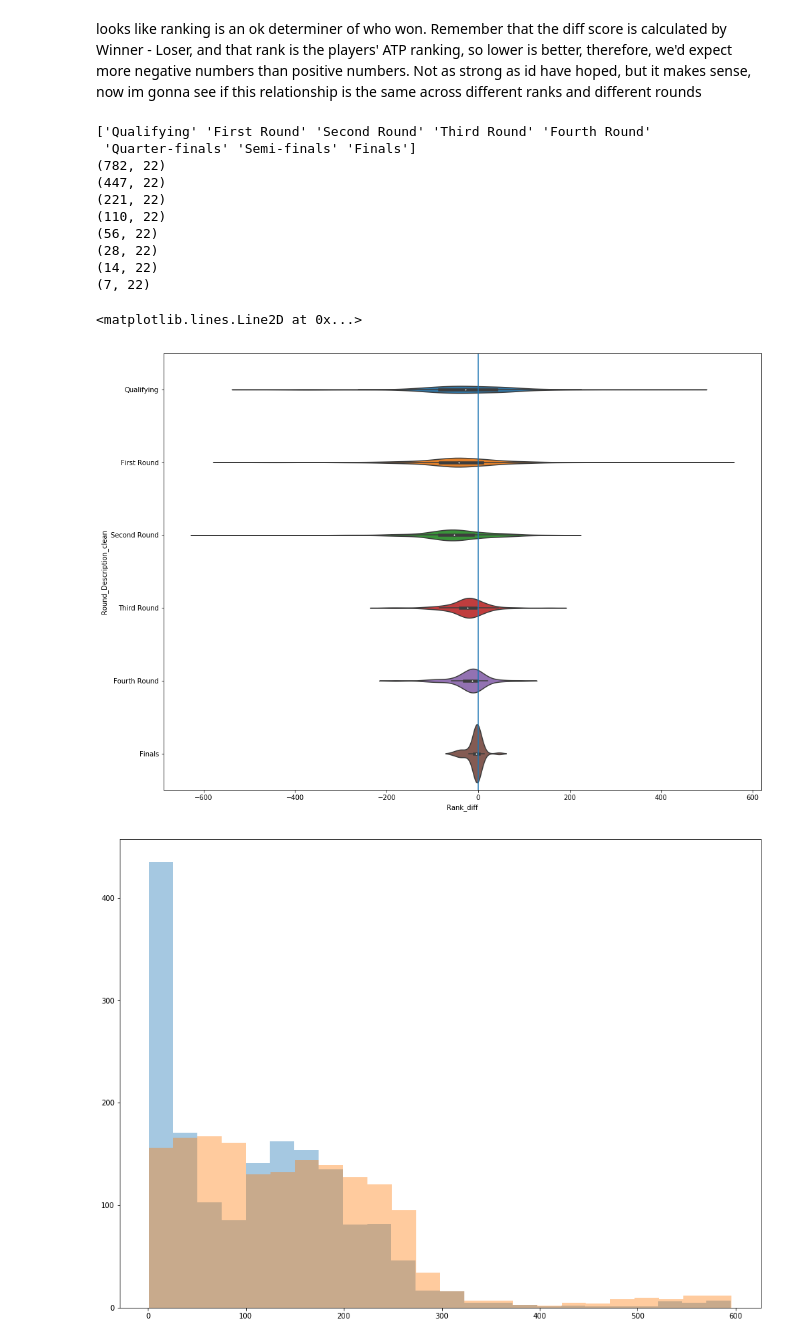
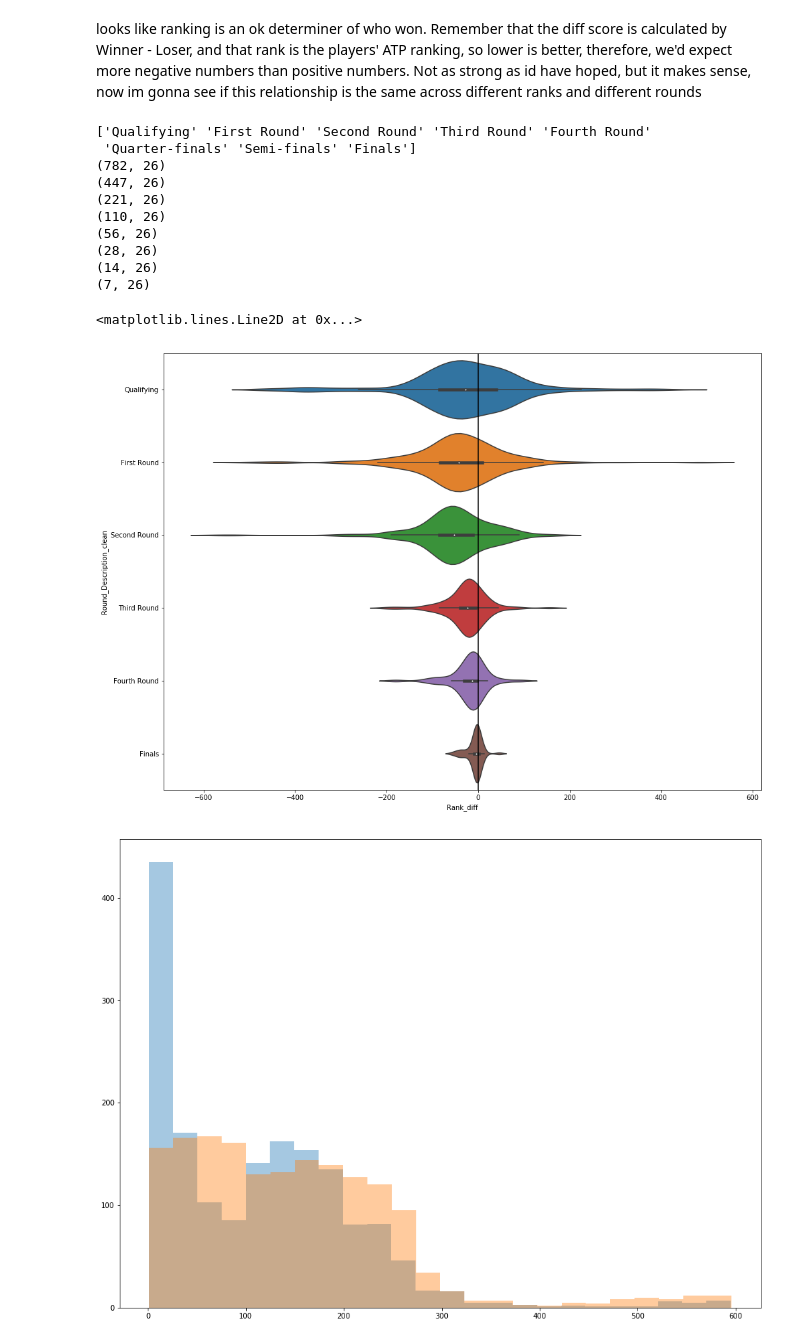
Before and after one commit to HughCZhao/betfairproject, a Jupyter notebook: wrangleData.ipynb, the cells around one changed output. Cells and saved outputs as stored; diff of their text form; code cells hidden in the pictures.

Commit message:
finished wrangling first iteration, trained data

```diff
--- a/wrangleData.ipynb
+++ b/wrangleData.ipynb
@@ -125,7 +129,6 @@ Im using a project completed by Michal SIPKO for one of his computing courses, d
 so one of the things we notice about the ATP data is that because it is historic data, it is organised as [WINNER,LOSER]. The problem here, is that the submission template is organised as [Player1, Player2, %Player1Victory]. currently the algorithm will just learn that player1 will always win, so we'll have to randomly pick half of the rows to reverse player order, then split out the winner in a separate column as the label
 # %%
 #so instead of splitting and reversing the frames first, we're gonna calculate the difference and then do the reverse player direction
-
 # get both frame, do some cleaning
 winframe = AusOpenframe.filter(regex='Winner')
 loseframe = AusOpenframe.filter(regex='Loser')
@@ -135,14 +138,41 @@ for col in winlist[1:]:
     winframe.loc[:,col] = pd.to_numeric(winframe[col],errors="coerce")
 for col in loselist[1:]:
     loseframe.loc[:,col] = pd.to_numeric(loseframe[col],errors="coerce")
+# display(loseframe[loseframe['Loser_Rank'].isna()])
+
+#im going to calculate some ratios here because it makes sense to do so programatically, but these are explored further below
+ratiolist = ['FirstServes','SecondServes','BreakPoints','ReturnPoints']
+prefixlist = ['Winner_','Loser_']
+for idx,frame in enumerate([winframe,loseframe]):
+    prefix = prefixlist[idx]
+    for col in ratiolist:
+        tempdf = frame.filter(regex=col)
+        if tempdf.shape[1] == 2:
+            tempcolnames = tempdf.columns
+            for col2 in tempcolnames:
+                if "Won" in col2:
+                    nomcol = col2
+                else:
+                    domcol = col2
+            frame[prefix+col+'_ratio'] =  pd.to_numeric(tempdf[nomcol],errors="coerce")/pd.to_numeric(tempdf[domcol],errors="coerce")
+            frame[prefix+col+'_ratio'].fillna(tempdf[domcol],inplace=True)
+#             if frame[prefix+col+'_ratio'].isna().sum()>0:
+#                 display(frame[frame[prefix+col+'_ratio'].isna()])
+        else:
+            raise ValueError("More than two columns matching regex: %{}".format(col))
+    print(frame.columns)
+    display(frame.head())
+#grabs colnames that we want to find the difference score of
+colnames = ['_'.join(x.split('_')[1:]) for x in winframe.columns[1:]]
+
 winframe = winframe.merge(AusOpenframe.loc[:,['year','month','day','Round_Description']],left_index=True,right_index=True)
 loseframe = loseframe.merge(AusOpenframe.loc[:,['year','month','day','Round_Description']],left_index=True,right_index=True)
 
-colnames = ['_'.join(x.split('_')[1:]) for x in winlist[1:]]
 display(winframe.head())
 display(loseframe.head())
+print("-"*200)
+print("find missing values")
 print(winframe.isna().sum())
 print(loseframe.isna().sum())
-display(winframe[winframe['Winner_Rank'].isna()])
-display(loseframe[loseframe['Loser_Rank'].isna()])
+display(loseframe.loc[loseframe['Loser_BreakPoints_ratio'].isna(),['Loser_BreakPoints_Won','Loser_BreakPoints','Loser_BreakPoints_ratio']])
 # %% [output]
@@ -302,33 +361,35 @@ looks like ranking is an ok determiner of who won. Remember that the diff score
 # %%
 roundslist = difdf['Round_Description'].unique()
 print(roundslist)
 for rounds in roundslist:
     print(difdf[difdf['Round_Description']==rounds].shape)
 #gonna concat 'Quarter-finals' 'Semi-finals' 'Finals' into 'Finals' to get more data
 def concat_finals(row):
     if row['Round_Description'] in ['Quarter-finals','Semi-finals','Finals']:
         return "Finals"
     else:
         return row['Round_Description']
 difdf['Round_Description_clean'] = difdf.apply(concat_finals,axis=1)
 roundslist = difdf['Round_Description_clean'].unique()
 fig,ax = plt.subplots(1,1,figsize=(16,12))
-sns.violinplot(x='Rank_diff',y='Round_Description_clean',data = difdf,ax=ax)
-zeroline = mlines.Line2D([0,0],ax.get_ylim())
+# sns.boxplot(x='Rank_diff',y='Round_Description_clean',data = difdf,ax=ax)
+# sns.swarmplot(x='Rank_diff',y='Round_Description_clean',data = difdf,ax=ax,color="k",size=3,alpha=.5)
+sns.violinplot(x='Rank_diff',y='Round_Description_clean',data = difdf,ax=ax,scale='width',inner='box')
+zeroline = mlines.Line2D([0,0],ax.get_ylim(),color='k')
 ax.add_line(zeroline)
 # %% [output]
 ['Qualifying' 'First Round' 'Second Round' 'Third Round' 'Fourth Round'
  'Quarter-finals' 'Semi-finals' 'Finals']
-(782, 22)
-(447, 22)
-(221, 22)
-(110, 22)
-(56, 22)
-(28, 22)
-(14, 22)
-(7, 22)
+(782, 26)
+(447, 26)
+(221, 26)
+(110, 26)
+(56, 26)
+(28, 26)
+(14, 26)
+(7, 26)
 <matplotlib.lines.Line2D at 0x...>
-[figure, old version]
+[figure, new version]
 # %%
 fig,ax = plt.subplots(1,1,figsize=(16,12))
 plt.hist(winframe['Winner_Rank'],bins=24,alpha=.4)
```
Also changed, not shown: parts of 15 cells of this notebook, 2 other files.
